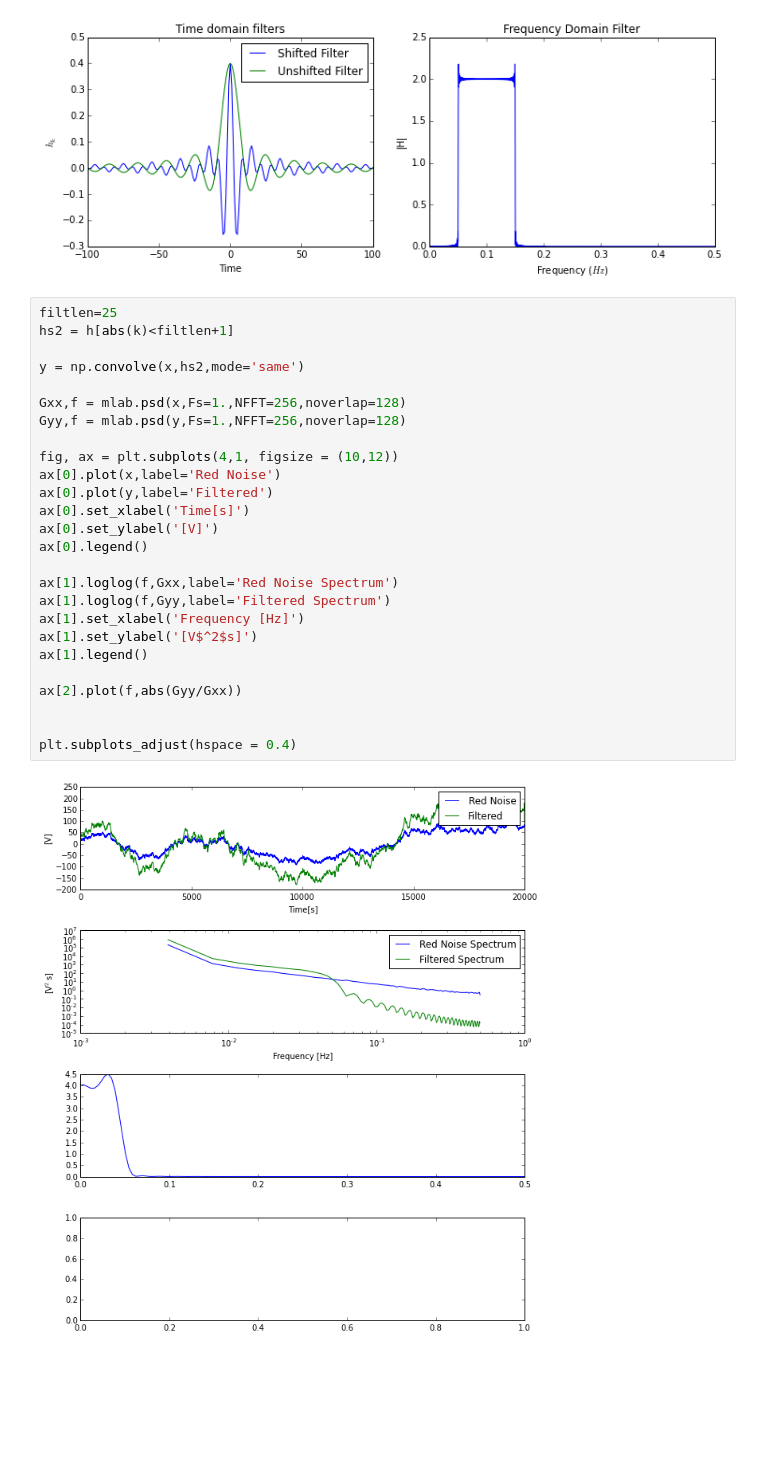
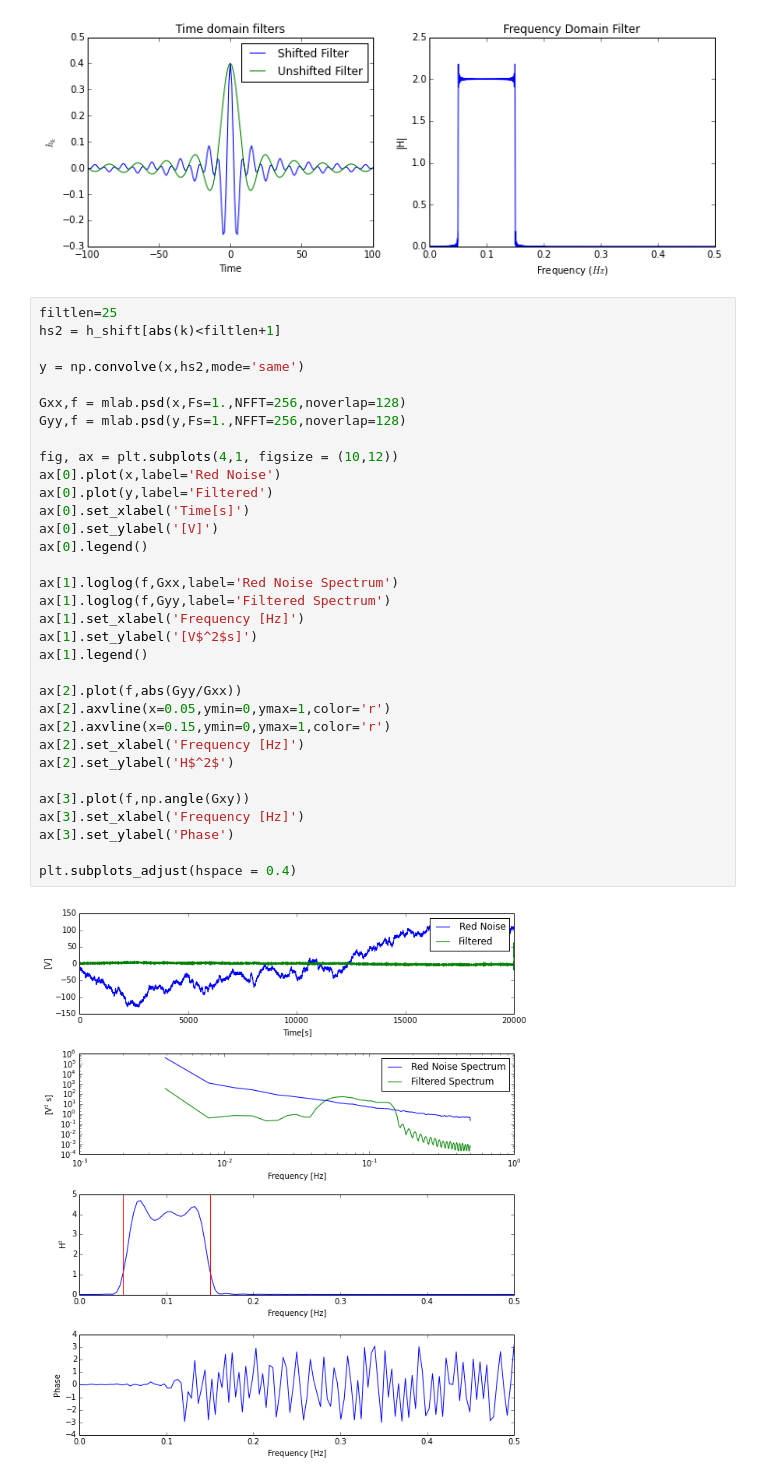
Before and after one commit to MDWine/Phys411, a Jupyter notebook: Assignment7.ipynb, the cells around one changed output. Cells and saved outputs as stored; diff of their text form; blank space fills up the shorter version.

```diff
--- a/Assignment7.ipynb
+++ b/Assignment7.ipynb
@@ -220,29 +220,36 @@ ax[1].set_title('Frequency Domain Filter')
 [figure]
 # %%
 filtlen=25
-hs2 = h[abs(k)<filtlen+1]
+hs2 = h_shift[abs(k)<filtlen+1]
 
 y = np.convolve(x,hs2,mode='same')
 
 Gxx,f = mlab.psd(x,Fs=1.,NFFT=256,noverlap=128)
 Gyy,f = mlab.psd(y,Fs=1.,NFFT=256,noverlap=128)
 
 fig, ax = plt.subplots(4,1, figsize = (10,12))
 ax[0].plot(x,label='Red Noise')
 ax[0].plot(y,label='Filtered')
 ax[0].set_xlabel('Time[s]')
 ax[0].set_ylabel('[V]')
 ax[0].legend()
 
 ax[1].loglog(f,Gxx,label='Red Noise Spectrum')
 ax[1].loglog(f,Gyy,label='Filtered Spectrum')
 ax[1].set_xlabel('Frequency [Hz]')
 ax[1].set_ylabel('[V$^2$s]')
 ax[1].legend()
 
 ax[2].plot(f,abs(Gyy/Gxx))
+ax[2].axvline(x=0.05,ymin=0,ymax=1,color='r')
+ax[2].axvline(x=0.15,ymin=0,ymax=1,color='r')
+ax[2].set_xlabel('Frequency [Hz]')
+ax[2].set_ylabel('H$^2$')
 
+ax[3].plot(f,np.angle(Gxy))
+ax[3].set_xlabel('Frequency [Hz]')
+ax[3].set_ylabel('Phase')
 
 plt.subplots_adjust(hspace = 0.4)
 # %% [output]
-[figure, old version]
+[figure, new version]
```
Also changed, not shown: parts of 18 cells of this notebook.
